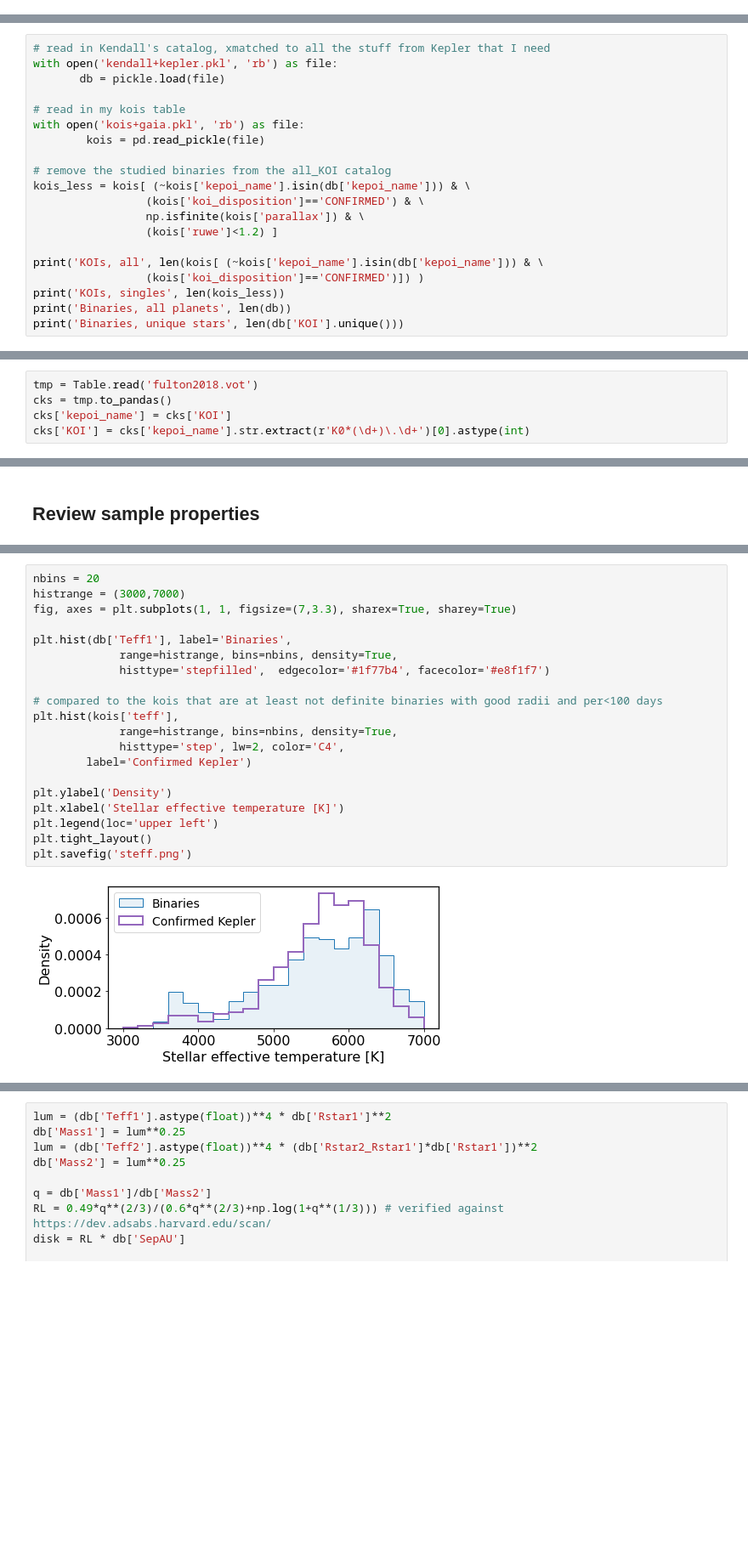
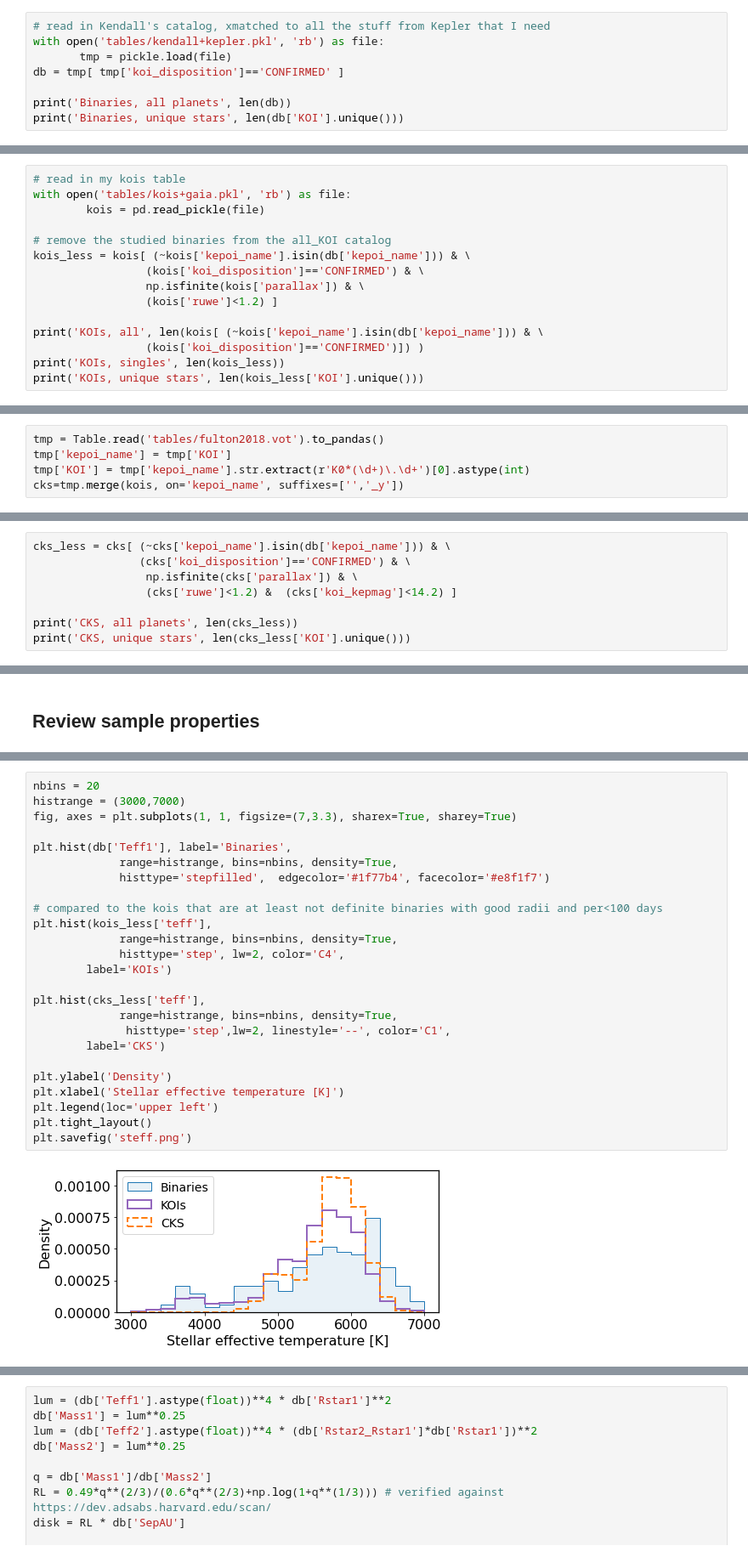
Before and after one commit to ernewton/HWO_calculations, a Jupyter notebook: Toy Model -- Filtering.ipynb, the cells around one changed output, grey strips where cells are left out. Shown: that part at 85% size. Drawn from its saved outputs; the diff is of its cells as text; blank space fills up the shorter version.

```diff
--- a/Toy Model -- Filtering.ipynb
+++ b/Toy Model -- Filtering.ipynb
@@ -23,3 +24,11 @@ from sbin import parameters
 ## Read in the data
 
 ### Data from Sullivan, Gaia/Bedell, KOIs, KIC
+# %%
+# read in Kendall's catalog, xmatched to all the stuff from Kepler that I need
+with open('tables/kendall+kepler.pkl', 'rb') as file:
+       tmp = pickle.load(file)
+db = tmp[ tmp['koi_disposition']=='CONFIRMED' ]
+
+print('Binaries, all planets', len(db))
+print('Binaries, unique stars', len(db['KOI'].unique()))
@@ -26,10 +38,6 @@ from sbin import parameters
 # %%
-# read in Kendall's catalog, xmatched to all the stuff from Kepler that I need
-with open('kendall+kepler.pkl', 'rb') as file:
-       db = pickle.load(file)
-
 # read in my kois table
-with open('kois+gaia.pkl', 'rb') as file:
+with open('tables/kois+gaia.pkl', 'rb') as file:
         kois = pd.read_pickle(file)
 
 # remove the studied binaries from the all_KOI catalog
@@ -41,8 +49,7 @@ kois_less = kois[ (~kois['kepoi_name'].isin(db['kepoi_name'])) & \
 print('KOIs, all', len(kois[ (~kois['kepoi_name'].isin(db['kepoi_name'])) & \
                  (kois['koi_disposition']=='CONFIRMED')]) )
 print('KOIs, singles', len(kois_less))
-print('Binaries, all planets', len(db))
-print('Binaries, unique stars', len(db['KOI'].unique()))
+print('KOIs, unique stars', len(kois_less['KOI'].unique()))
 # %% [output]
 KOIs, all 2504
 KOIs, singles 2404
@@ -51,9 +57,17 @@ Binaries, unique stars 286
 # %% [markdown]
 ### CKS Sample
 # %%
-tmp = Table.read('fulton2018.vot')
-cks = tmp.to_pandas()
-cks['kepoi_name'] = cks['KOI']
-cks['KOI'] = cks['kepoi_name'].str.extract(r'K0*(\d+)\.\d+')[0].astype(int)
+tmp = Table.read('tables/fulton2018.vot').to_pandas()
+tmp['kepoi_name'] = tmp['KOI']
+tmp['KOI'] = tmp['kepoi_name'].str.extract(r'K0*(\d+)\.\d+')[0].astype(int)
+cks=tmp.merge(kois, on='kepoi_name', suffixes=['','_y'])
 # %% [output]
 WARNING: UnitsWarning: Unit 'x' not supported by the VOUnit standard.  [astropy.units.format.vounit]
+# %%
+cks_less = cks[ (~cks['kepoi_name'].isin(db['kepoi_name'])) & \
+                (cks['koi_disposition']=='CONFIRMED') & \
+                 np.isfinite(cks['parallax']) & \
+                 (cks['ruwe']<1.2) &  (cks['koi_kepmag']<14.2) ]
+
+print('CKS, all planets', len(cks_less))
+print('CKS, unique stars', len(cks_less['KOI'].unique()))
@@ -84,22 +107,27 @@ plt.savefig('periods.png')
 # %%
 nbins = 20
 histrange = (3000,7000)
 fig, axes = plt.subplots(1, 1, figsize=(7,3.3), sharex=True, sharey=True)
 
 plt.hist(db['Teff1'], label='Binaries',
              range=histrange, bins=nbins, density=True,
              histtype='stepfilled',  edgecolor='#1f77b4', facecolor='#e8f1f7')
 
 # compared to the kois that are at least not definite binaries with good radii and per<100 days
-plt.hist(kois['teff'],
+plt.hist(kois_less['teff'],
              range=histrange, bins=nbins, density=True,
              histtype='step', lw=2, color='C4',
-        label='Confirmed Kepler')
+        label='KOIs')
+
+plt.hist(cks_less['teff'],
+             range=histrange, bins=nbins, density=True,
+              histtype='step',lw=2, linestyle='--', color='C1',
+        label='CKS')
 
 plt.ylabel('Density')
 plt.xlabel('Stellar effective temperature [K]')
 plt.legend(loc='upper left')
 plt.tight_layout()
 plt.savefig('steff.png')
 # %% [output]
-[figure, old version]
+[figure, new version]
```
Also changed, not shown: parts of 17 cells of this notebook, 3 other files.
